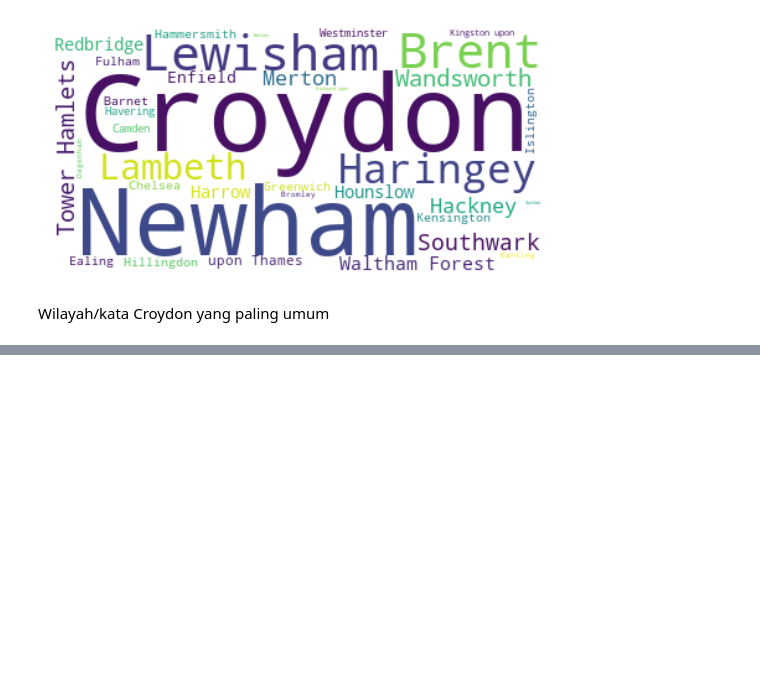
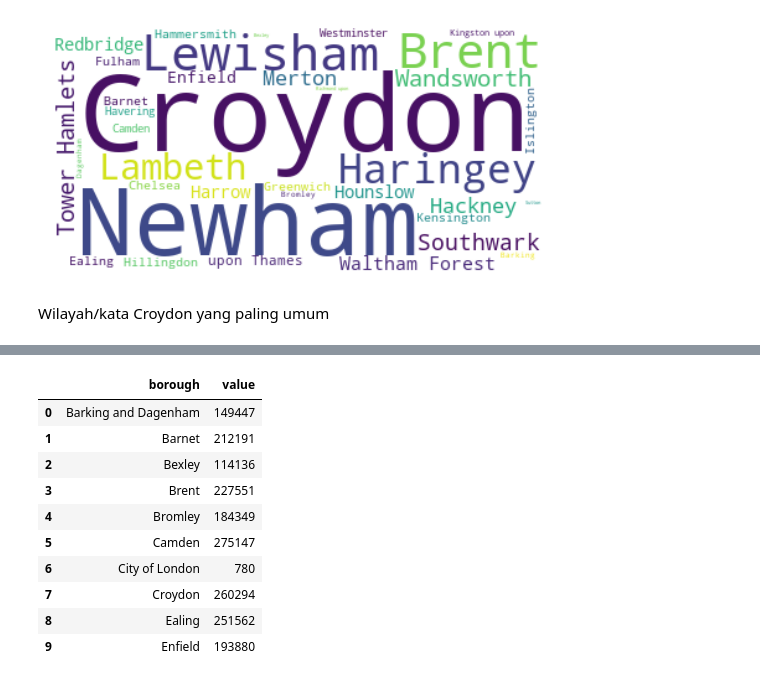
Before and after one commit to melinfebriani/PYTN_Assgn_1_4_Melin-Febriani, a Jupyter notebook: PYTN_Assgn_1_4_Melin-Febriani.ipynb, the cells around one changed output, grey strips where cells are left out. Saved outputs shown, nothing was run; the diff lists cells and outputs as text; code cells hidden in the pictures; blank space fills up the shorter version.

```diff
--- a/PYTN_Assgn_1_4_Melin-Febriani.ipynb
+++ b/PYTN_Assgn_1_4_Melin-Febriani.ipynb
@@ -595,0 +657,5 @@ Wilayah/kata Croydon yang paling umum
+# %%
+df_borough = pd.DataFrame(
+    df_crime.groupby('borough')['value'].sum()
+)
+df_borough.head(10)
@@ -595,0 +675,16 @@ Wilayah/kata Croydon yang paling umum
+# %%
+df_borough.reset_index(inplace=True)
+# %%
+df_borough.head(10)
+# %% [output]
+|  | borough | value |
+| 0 | Barking and Dagenham | 149447 |
+| 1 | Barnet | 212191 |
+| 2 | Bexley | 114136 |
+| 3 | Brent | 227551 |
+| 4 | Bromley | 184349 |
+| 5 | Camden | 275147 |
+| 6 | City of London | 780 |
+| 7 | Croydon | 260294 |
+| 8 | Ealing | 251562 |
+| 9 | Enfield | 193880 |
```
Also changed, not shown: parts of 14 cells of this notebook.
